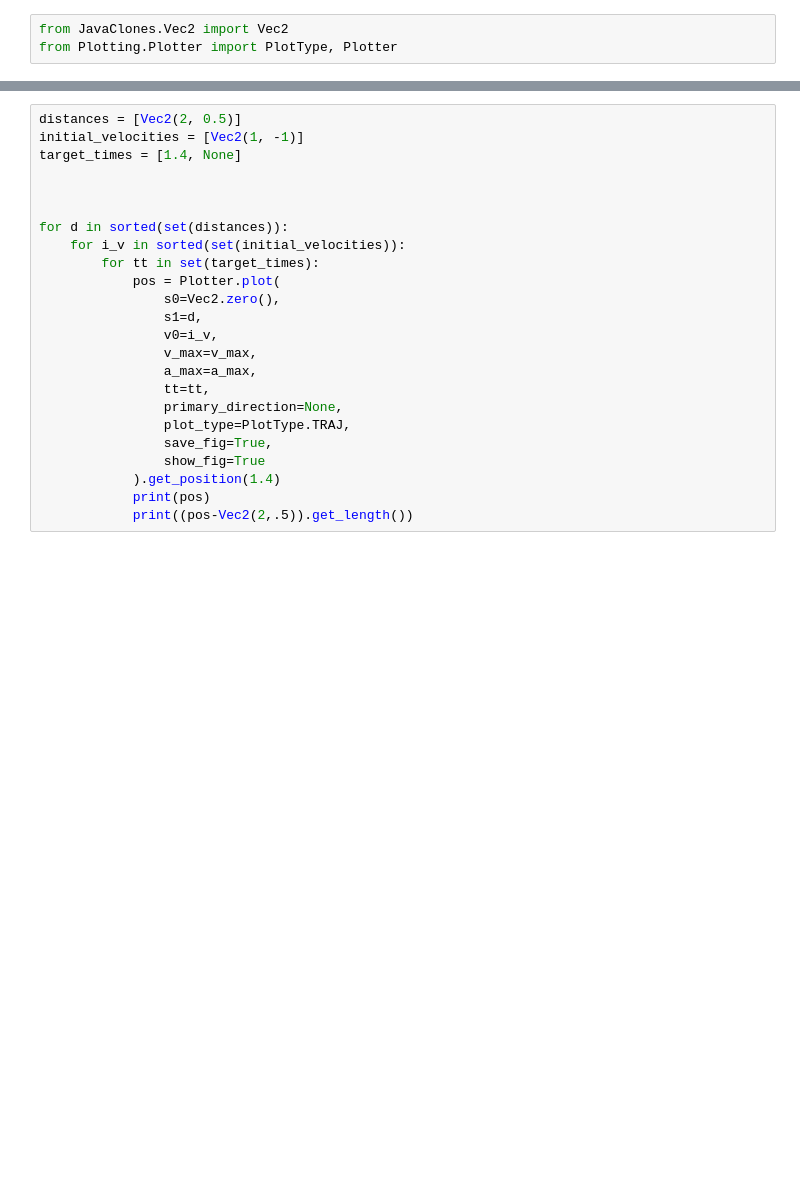
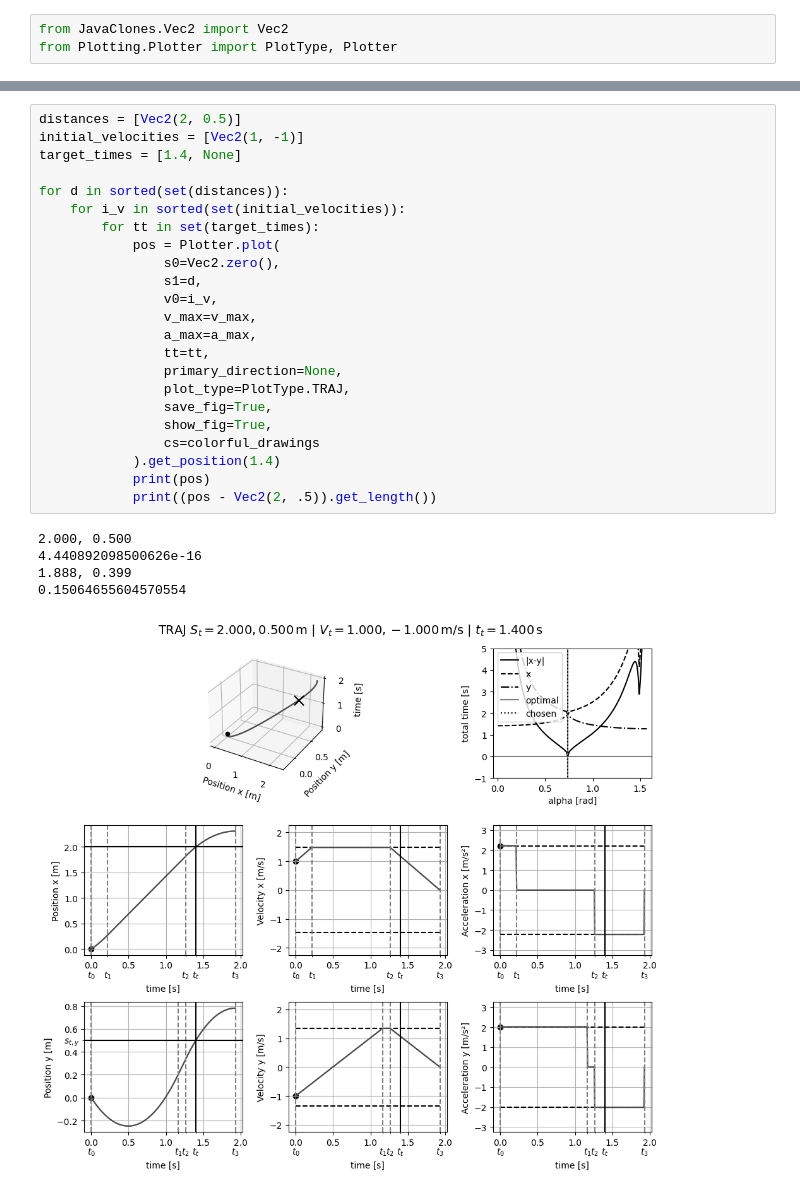
Before and after one commit to TIGERs-Mannheim/TrajectoryPlotter, a Jupyter notebook: drawTrajectories.ipynb, the cells around one changed output, grey strips where cells are left out. Saved outputs shown, nothing was run; the diff lists cells and outputs as text; blank space fills up the shorter version.

```diff
--- a/drawTrajectories.ipynb
+++ b/drawTrajectories.ipynb
@@ -33,24 +42,29 @@ Plotter.plot(
 # %%
 distances = [Vec2(2, 0.5)]
 initial_velocities = [Vec2(1, -1)]
 target_times = [1.4, None]
-
-
 
 for d in sorted(set(distances)):
     for i_v in sorted(set(initial_velocities)):
         for tt in set(target_times):
             pos = Plotter.plot(
                 s0=Vec2.zero(),
                 s1=d,
                 v0=i_v,
                 v_max=v_max,
                 a_max=a_max,
                 tt=tt,
                 primary_direction=None,
                 plot_type=PlotType.TRAJ,
                 save_fig=True,
-                show_fig=True
+                show_fig=True,
+                cs=colorful_drawings
             ).get_position(1.4)
             print(pos)
-            print((pos-Vec2(2,.5)).get_length())
+            print((pos - Vec2(2, .5)).get_length())
+# %% [output]
+2.000, 0.500
+4.440892098500626e-16
+1.888, 0.399
+0.15064655604570554
+[figure, added]
```
Also changed, not shown: parts of 9 cells of this notebook, 2 other files.
